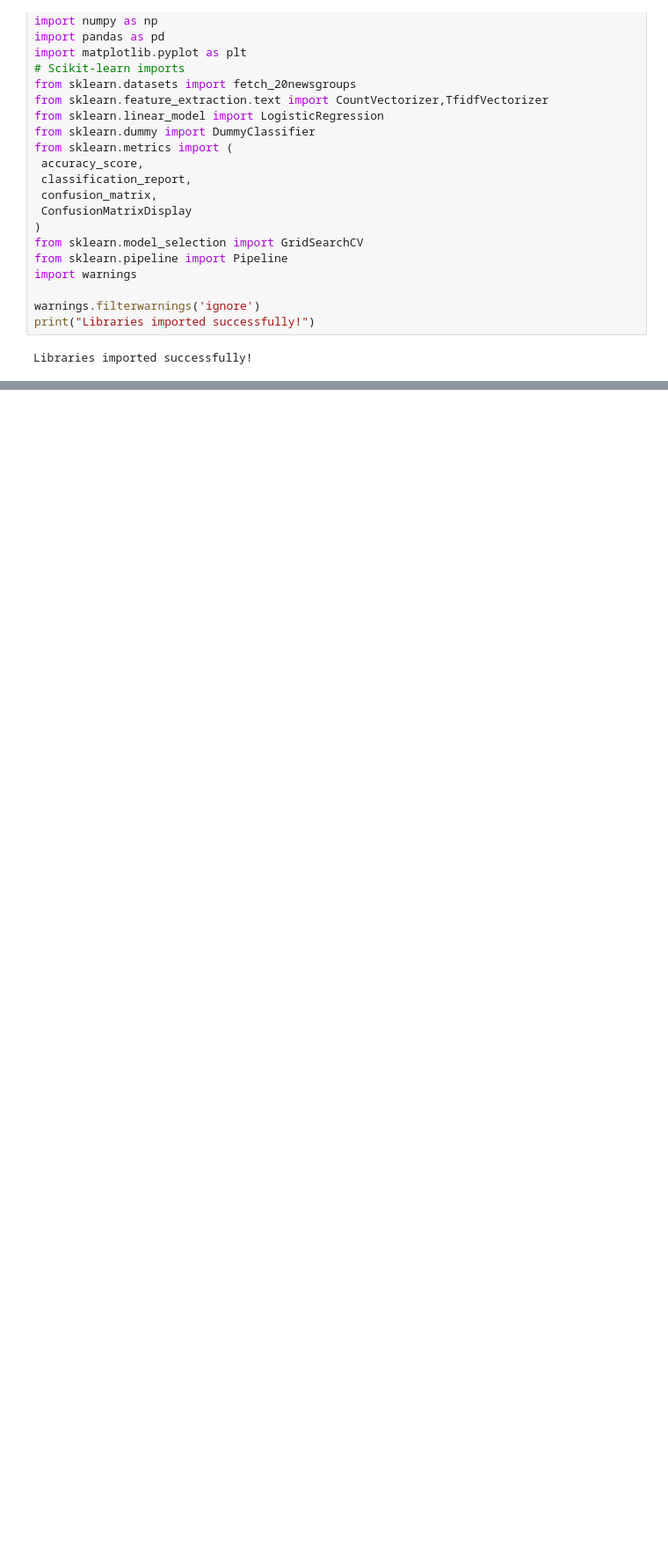
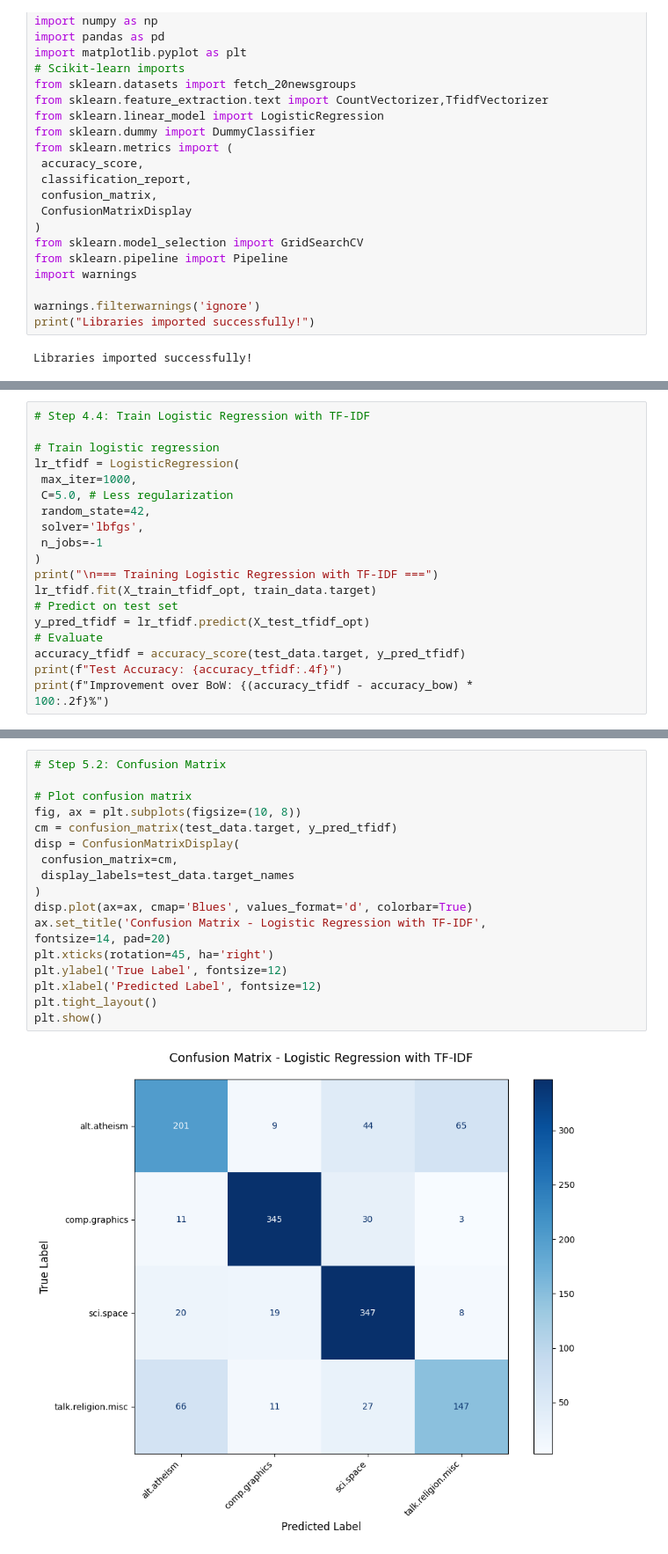
Before and after one commit to Prosik2205/NLP_Course, a Jupyter notebook: HW3.ipynb, the cells around one changed output, grey strips where cells are left out. Shown at 88% size. Drawn from its saved outputs; the diff is of its cells as text; blank space fills up the shorter version.

```diff
--- a/HW3.ipynb
+++ b/HW3.ipynb
@@ -75,0 +287,20 @@ print(f"Median length: {np.median(doc_lengths):>5.1f} words")
+# %%
+# Step 4.4: Train Logistic Regression with TF-IDF
+
+# Train logistic regression
+lr_tfidf = LogisticRegression(
+ max_iter=1000,
+ C=5.0, # Less regularization
+ random_state=42,
+ solver='lbfgs',
+ n_jobs=-1
+)
+print("\n=== Training Logistic Regression with TF-IDF ===")
+lr_tfidf.fit(X_train_tfidf_opt, train_data.target)
+# Predict on test set
+y_pred_tfidf = lr_tfidf.predict(X_test_tfidf_opt)
+# Evaluate
+accuracy_tfidf = accuracy_score(test_data.target, y_pred_tfidf)
+print(f"Test Accuracy: {accuracy_tfidf:.4f}")
+print(f"Improvement over BoW: {(accuracy_tfidf - accuracy_bow) *
+100:.2f}%")
@@ -75,0 +334,20 @@ print(f"Median length: {np.median(doc_lengths):>5.1f} words")
+# %%
+# Step 5.2: Confusion Matrix
+
+# Plot confusion matrix
+fig, ax = plt.subplots(figsize=(10, 8))
+cm = confusion_matrix(test_data.target, y_pred_tfidf)
+disp = ConfusionMatrixDisplay(
+ confusion_matrix=cm,
+ display_labels=test_data.target_names
+)
+disp.plot(ax=ax, cmap='Blues', values_format='d', colorbar=True)
+ax.set_title('Confusion Matrix - Logistic Regression with TF-IDF',
+fontsize=14, pad=20)
+plt.xticks(rotation=45, ha='right')
+plt.ylabel('True Label', fontsize=12)
+plt.xlabel('Predicted Label', fontsize=12)
+plt.tight_layout()
+plt.show()
+# %% [output]
+[figure, added]
```
Also changed, not shown: parts of 18 cells of this notebook, 1 other file.
